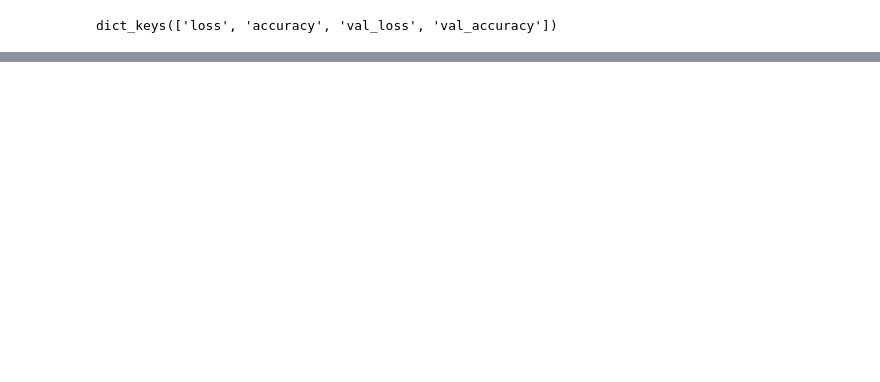
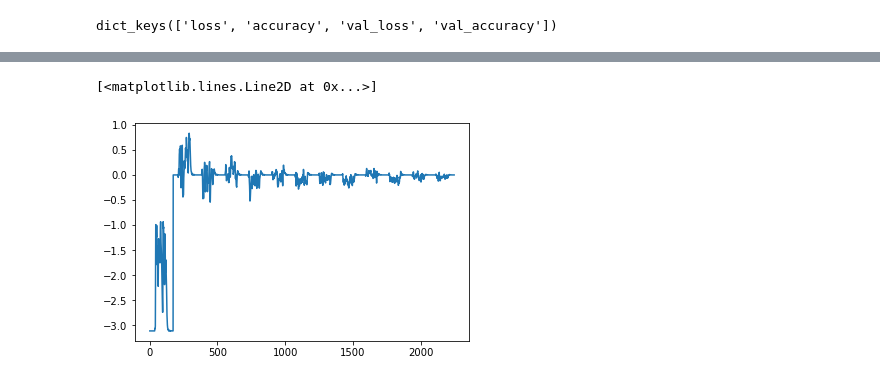
Before and after one commit to naikparag/speech-emotion-classifier-deep-learning, a Jupyter notebook: main.py.ipynb, the cells around one changed output, grey strips where cells are left out. Saved outputs shown, nothing was run; the diff lists cells and outputs as text; code cells hidden in the pictures; blank space fills up the shorter version.

```diff
--- a/main.py.ipynb
+++ b/main.py.ipynb
@@ -117,7 +110,7 @@ plot_audio(df.iloc[3].path, df.iloc[5].emotion, df.iloc[5].gender)
 def process_audio(row):
     audioFilePath = row.path
 
-    y, sr = librosa.load(audioFilePath)
+    y, sr = librosa.load(audioFilePath, res_type='kaiser_fast')
     y = librosa.util.fix_length(y, 4*sr)
     mfccs = librosa.feature.mfcc(y=y, sr=sr, n_mfcc=13)
     row['mfcc'] = np.ravel(mfccs)
@@ -234,0 +227,5 @@ plt.show()
+# %%
+plt.plot(predictors[0])
+# %% [output]
+[<matplotlib.lines.Line2D at 0x...>]
+[figure, added]
```
Also changed, not shown: parts of 13 cells of this notebook.
